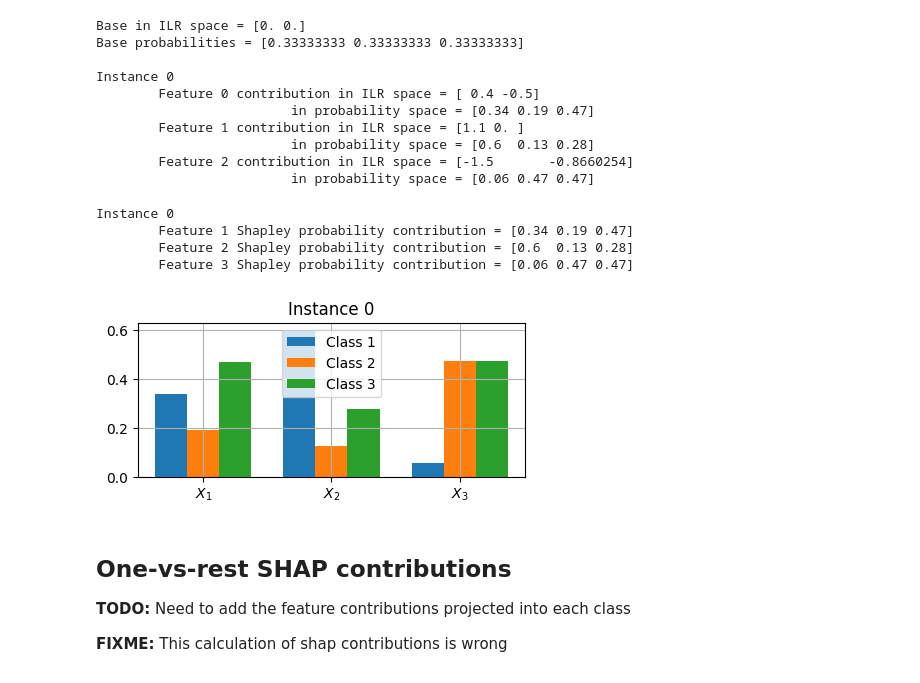
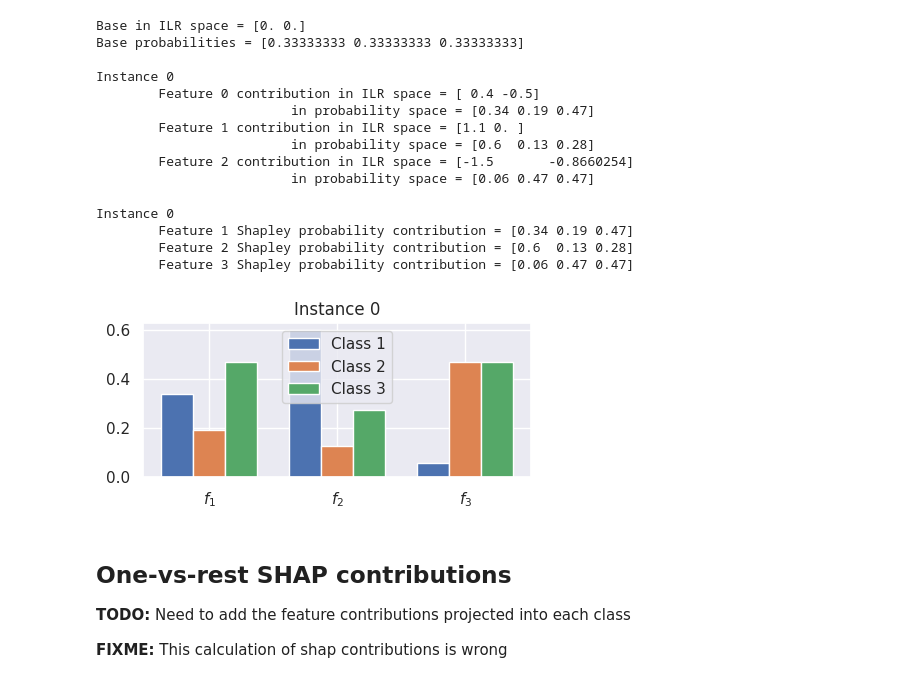
Before and after one commit to shapley-composition/ecai-2024-code-and-exp, a Jupyter notebook: toy_example_in_ilr_and_shap.ipynb, the cells around one changed output. Drawn from its saved outputs; the diff is of its cells as text; code cells hidden in the pictures.

```diff
--- a/toy_example_in_ilr_and_shap.ipynb
+++ b/toy_example_in_ilr_and_shap.ipynb
@@ -35,6 +35,10 @@ Shapley
 # %%
 import matplotlib.pyplot as plt
 import numpy as np
+import seaborn
+
+import seaborn as sns
+sns.set_theme()
 
 cm = plt.cm.tab10
 colors = cm.colors
@@ -289,35 +293,35 @@ def plot_shapley_instances_bars(inst_prob_shap_cont_list, feat_names=None, order
         ax = fig.add_subplot()
         ax.set_title(f"Instance {i}")
         n_features = len(shapley_prob_list)
         x = np.arange(n_features)
         n_classes = len(shapley_prob_list[0])
         width = 1/(n_classes+1)
         shapley_prob_list_t = np.array(shapley_prob_list).T
         if order_list is not None:
             shapley_prob_list_t = shapley_prob_list_t.T[order_list[i]].T
         for j, shapley_prob in enumerate(shapley_prob_list_t):
             offset = width * j
             ax.bar(x + offset, shapley_prob, width, label=f"Class {j+1}")
         if feat_names is None:
-            feat_names_instance = np.array([f"$X_{j+1}$" for j in range(n_features)])
+            feat_names_instance = np.array([f"$f_{j+1}$" for j in range(n_features)])
         else:
             feat_names_instance = np.array(feat_names)
         if order_list is not None:
             feat_names_instance = feat_names_instance[order_list[i]]
         ax.set_xticks(x + width, feat_names_instance)
         ax.legend()
     plt.show()
     return fig_list
 
 fig_list = plot_shapley_instances_bars(inst_prob_shap_cont_list, order_list=inst_norm_order_list)
 for i, fig in enumerate(fig_list):
     fig.savefig(os.path.join(out_dir, f'comp_shap_inst_{i}'), dpi=300, bbox_inches='tight')
 # %% [output]
 Instance 0
         Feature 1 Shapley probability contribution = [0.34 0.19 0.47]
         Feature 2 Shapley probability contribution = [0.6  0.13 0.28]
         Feature 3 Shapley probability contribution = [0.06 0.47 0.47]
-[figure, old version]
+[figure, new version]
 # %% [markdown]
 ## One-vs-rest SHAP contributions
 
```
Also changed, not shown: parts of 11 cells of this notebook, 2 other files.
